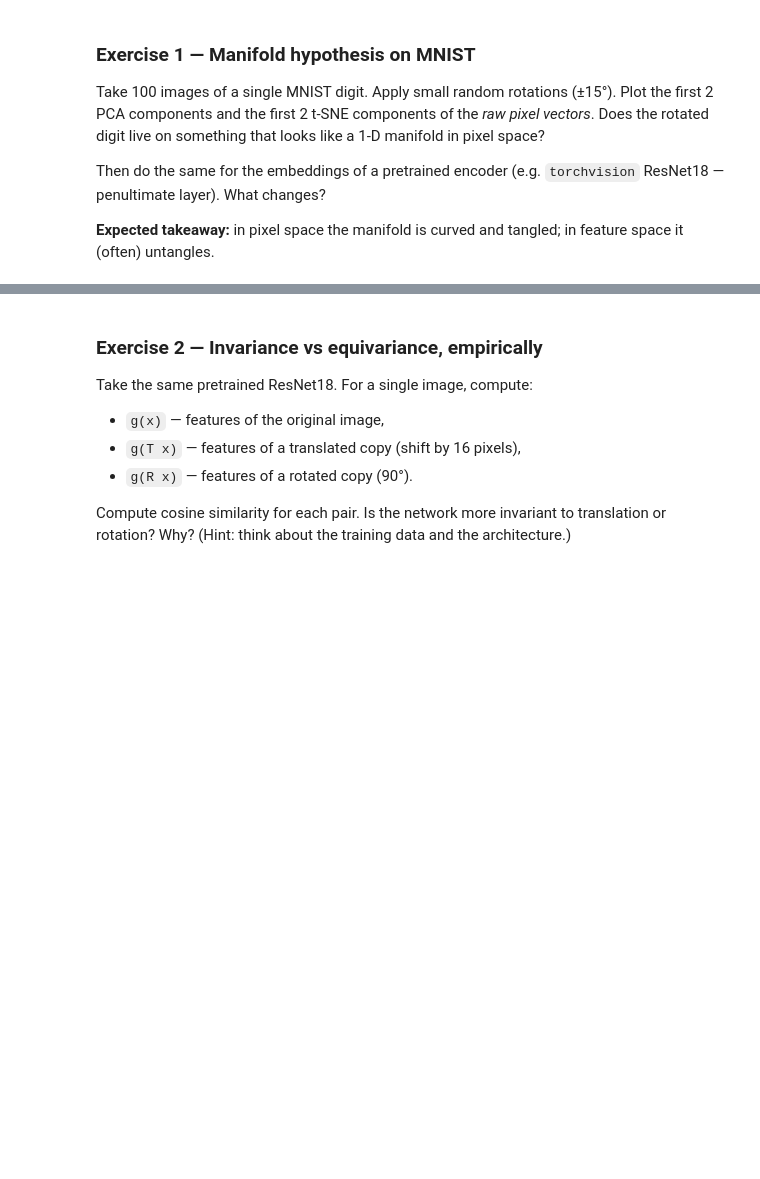
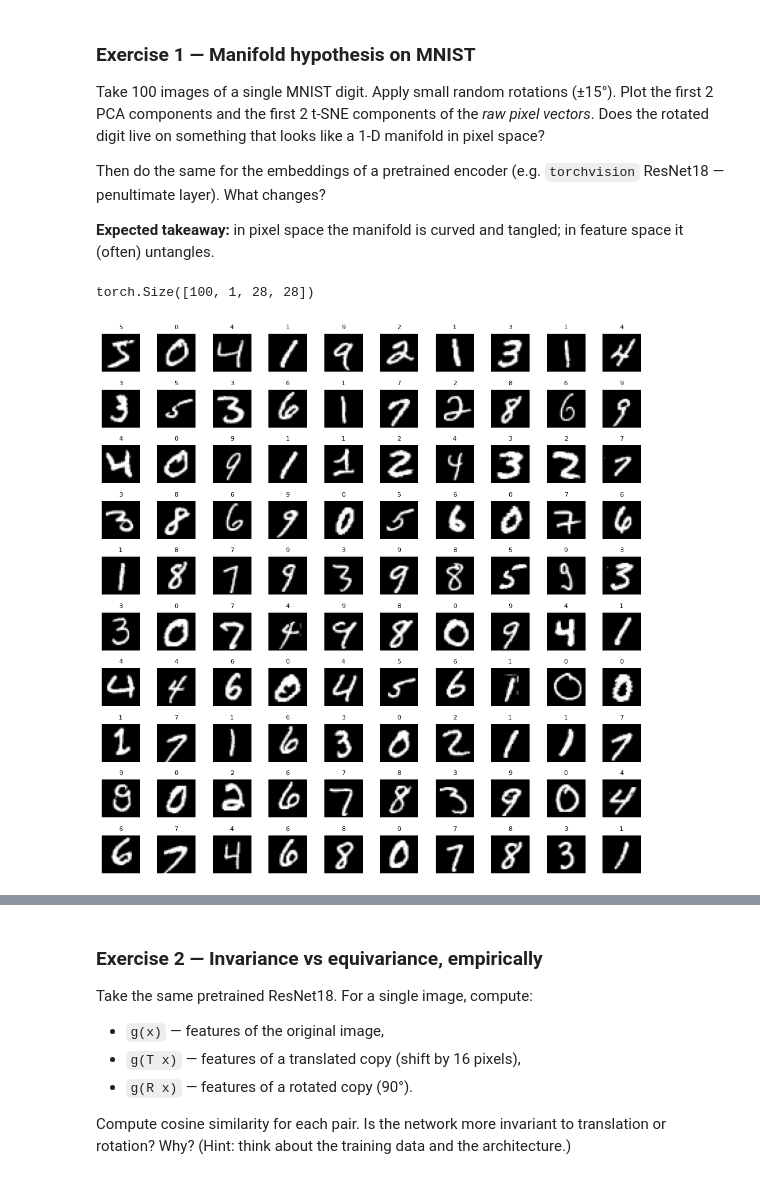
Before and after one commit to jpoberhauser/vision-transformers-and-ssl, a Jupyter notebook: module3_ssl_image_and_video/intro_to_representation_learning.ipynb, the cells around one changed output, grey strips where cells are left out. Cells and saved outputs as stored; diff of their text form; code cells hidden in the pictures; blank space fills up the shorter version.

```diff
--- a/module3_ssl_image_and_video/intro_to_representation_learning.ipynb
+++ b/module3_ssl_image_and_video/intro_to_representation_learning.ipynb
@@ -437,0 +454,30 @@ Then do the same for the embeddings of a pretrained encoder (e.g. `torchvision`
+# %%
+# TODO
+# 1. load 100 MNIST images of one digit
+import torch
+from torch.utils.data import DataLoader, Subset
+from torchvision import datasets, transforms
+import matplotlib.pyplot as plt
+# Load MNIST (downloads ~10MB on first run)
+transform = transforms.ToTensor()
+dataset = datasets.MNIST(root='./data', train=True, download=True, transform=transform)
+
+# Take just the first 100 samples
+subset = Subset(dataset, range(100))
+loader = DataLoader(subset, batch_size=100, shuffle=False)
+# %%
+# Grab the batch
+images, labels = next(iter(loader))
+print(images.shape)  # torch.Size([100, 1, 28, 28])
+
+# Visualize in a 10x10 grid
+fig, axes = plt.subplots(10, 10, figsize=(10, 10))
+for i, ax in enumerate(axes.flat):
+    ax.imshow(images[i].squeeze(), cmap='gray')
+    ax.set_title(labels[i].item(), fontsize=8)
+    ax.axis('off')
+plt.tight_layout()
+plt.show()
+# %% [output]
+torch.Size([100, 1, 28, 28])
+[figure, added]
```
Also changed, not shown: parts of 16 cells of this notebook, 1 other file.
